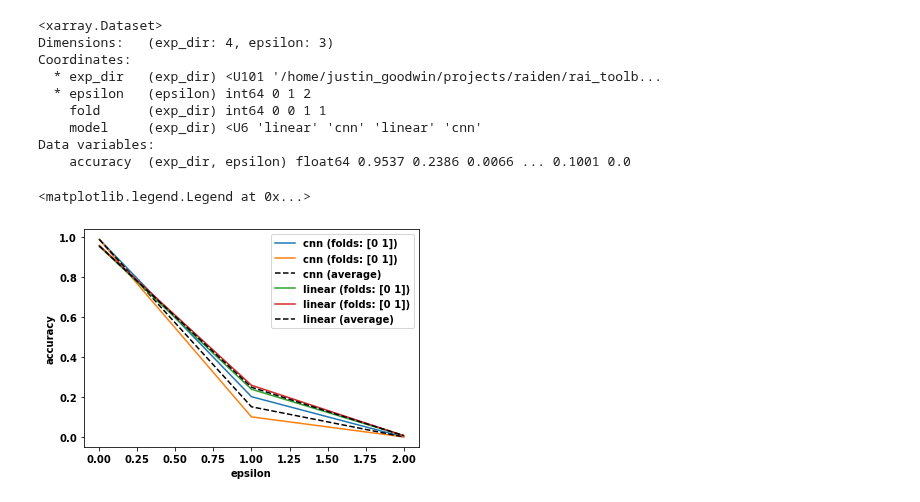
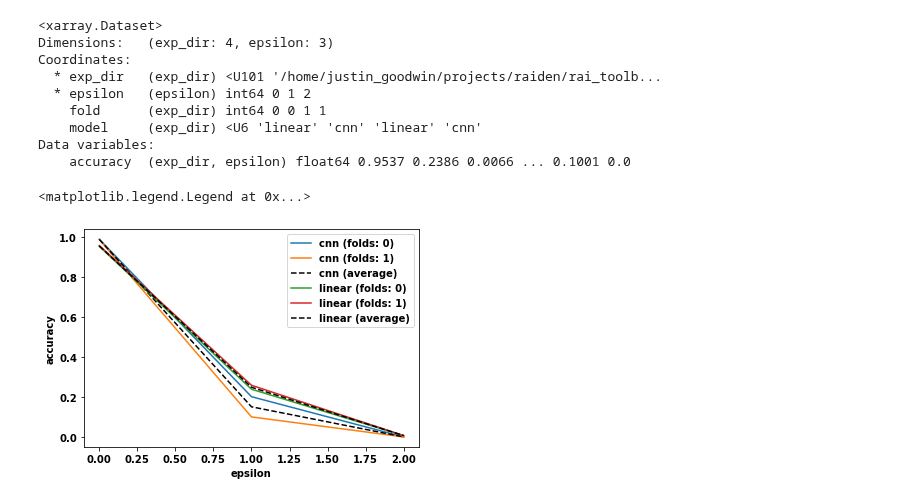
Before and after one commit to mit-ll-responsible-ai/responsible-ai-toolbox, a Jupyter notebook: docs/source/tutorials/Building-Workflows.ipynb, the cells around one changed output. Drawn from its saved outputs; the diff is of its cells as text; code cells hidden in the pictures.

```diff
--- a/docs/source/tutorials/Building-Workflows.ipynb
+++ b/docs/source/tutorials/Building-Workflows.ipynb
@@ -90,8 +97,8 @@ def train_model(
     fold: int,
     model: nn.Module,
     dataset: MNIST,
-    optimizer: Union[Optimizer, Partial[Optimizer]],
-    perturber: Callable[[], Tuple[Tensor, Tensor]],
+    optimizer: Partial[Optimizer],
+    perturber: Partial,
     num_epochs: int = 10,
     batch_size: int = 100,
     num_workers: int = 4,
@@ -313,7 +320,7 @@ class CrossValWorkFlow(MultiRunMetricsWorkflow):
         fold = multirun(range(n_splits))
         super().run(n_splits=n_splits, fold=fold, **run_kwargs)
 # %%
-kfold_task = CrossValWorkFlow(Config)
-kfold_task.run(n_splits=2, model=multirun(["linear", "cnn"]), device="cuda:0")
+# kfold_task = CrossValWorkFlow(Config)
+# kfold_task.run(n_splits=2, model=multirun(["linear", "cnn"]), device="cuda:0")
 ## You can load previous experiments
-# kfold_task = CrossValWorkFlow().load_from_dir("multirun/2022-05-11/09-28-46", metrics_filename="fit_metrics.pt")
+kfold_task = CrossValWorkFlow().load_from_dir("multirun/2022-05-11/09-28-46", metrics_filename="fit_metrics.pt")
@@ -353,9 +358,6 @@ plt.legend()
 # %% [markdown]
 ## Robustness Curve
 # %%
-import numpy as np
-from collections import defaultdict
-
 class ExperimentRobustnessCurve(RobustnessCurve):
     @staticmethod
     def evaluation_task(evalulator: Partial[Tester], exp_dir: str):
@@ -383,21 +385,21 @@ class ExperimentRobustnessCurve(RobustnessCurve):
             if k == "exp_dir":
                 dirs = v.split(",")
                 for dir in dirs:
-
                     overrides = load_from_yaml(
                         Path(dir) / f"{config_dir}/overrides.yaml"
                     )
-                    output = self._pase_overrides(overrides)
+                    output = self._parse_overrides(overrides)
 
                     for ko, vo in output.items():
                         self._exp_multirun_task_overrides[ko].append(vo)
+
 
                 break
 
         return self
 
     def to_xarray(self, non_multirun_params_as_singleton_dims: bool = False):
-        xdata = super().to_xarray(non_multirun_params_as_singleton_dims)
+        xdata = super().to_xarray(non_multirun_params_as_singleton_dims=non_multirun_params_as_singleton_dims)
 
         ##################################
         # Add multirun coordinates to data
@@ -420,8 +422,8 @@ exp_dir
  PosixPath('/home/justin_goodwin/projects/raiden/rai_toolbox/docs/source/tutorials/multirun/2022-05-11/09-28-46/2'),
  PosixPath('/home/justin_goodwin/projects/raiden/rai_toolbox/docs/source/tutorials/multirun/2022-05-11/09-28-46/3')]
 # %%
-robustness_curve_task = ExperimentRobustnessCurve(TestConfig)
-robustness_curve_task.run(epsilon=[0,1,2], exp_dir=multirun(exp_dir))
+# robustness_curve_task = ExperimentRobustnessCurve(TestConfig)
+# robustness_curve_task.run(epsilon=[0,1,2], exp_dir=multirun(exp_dir))
 
 ## You can load an old experiment
-#  robustness_curve_task = ExperimentRobustnessCurve().load_from_dir("multirun/2022-05-11/09-44-42")
+robustness_curve_task = ExperimentRobustnessCurve().load_from_dir("multirun/2022-05-11/09-44-42")
@@ -447,10 +447,11 @@ Data variables:
 # %%
 fig, ax = plt.subplots()
 for name, g in rdata.groupby("model"):
-    g.accuracy.plot.line(x="epsilon", label=f"{name} (folds: {g.fold.values})", ax=ax)
+    for fold, gf in g.groupby("fold"):
+        gf.accuracy.plot.line(x="epsilon", label=f"{name} (folds: {fold})", ax=ax)
     g.accuracy.mean("exp_dir").plot.line(x="epsilon", label=f"{name} (average)", ax=ax, linestyle="--", color="k")
 
 plt.legend()
 # %% [output]
 <matplotlib.legend.Legend at 0x...>
-[figure, old version]
+[figure, new version]
```
Also changed, not shown: parts of 5 cells of this notebook, 2 other files.
